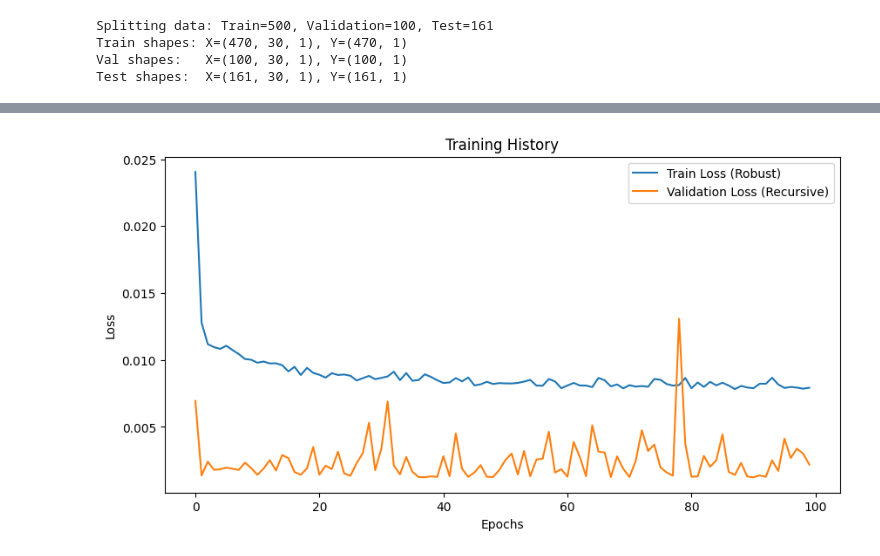
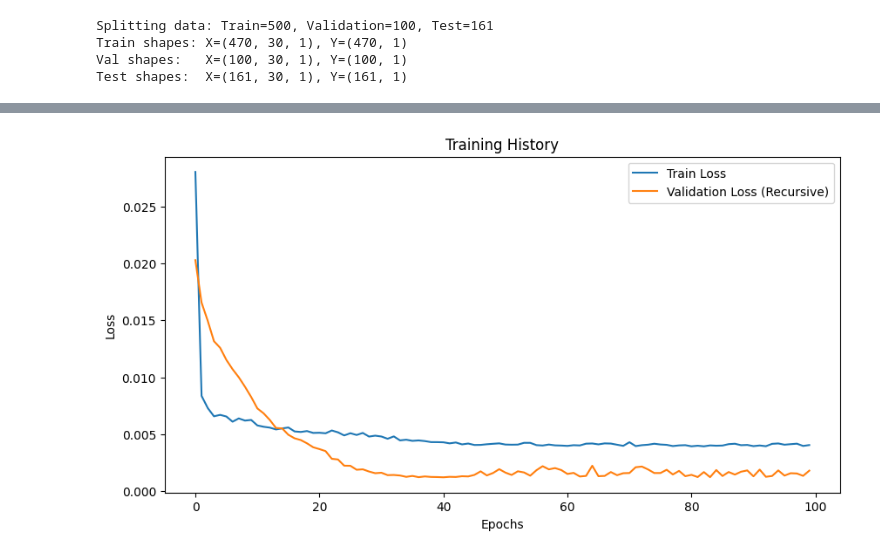
Before and after one commit to up202108724/Dissertation25-26, a Jupyter notebook: LSTM/lstm2.ipynb, the cells around one changed output, grey strips where cells are left out. Drawn from its saved outputs; the diff is of its cells as text; code cells hidden in the pictures.

```diff
--- a/LSTM/lstm2.ipynb
+++ b/LSTM/lstm2.ipynb
@@ -160,9 +164,7 @@ class SimpleLSTM(nn.Module):
         self.lstm = nn.LSTM(
             input_size=input_size,
             hidden_size=hidden_size,
-            #num_layers=num_layers,
-            #dropout=dropout if num_layers > 1 else 0,
-            batch_first=True
+            num_layers=1,  # Single layer for simplicity
         )
 
         # Output layer: predict single next value
@@ -180,12 +182,12 @@ criterion = nn.MSELoss()
 optimizer = torch.optim.Adam(model.parameters(), lr=LEARNING_RATE, weight_decay=1e-5)
 
 # -----------------------------------------------------------------------------
-# TRAINING LOOP WITH RECURSIVE REGULARIZATION
+# TRAINING LOOP
 # -----------------------------------------------------------------------------
 train_losses = []
 val_recursive_losses = []
 
-print("Starting training with Recursive Regularization...")
+print("Starting training...")
 
 for epoch in range(EPOCHS):
     model.train()
@@ -197,29 +199,13 @@ for epoch in range(EPOCHS):
 
         optimizer.zero_grad()
 
-        # 1. Standard One-Step Prediction
-        # -----------------------------
+        # Standard One-Step Prediction
         outputs = model(batch_X)
-        loss_1 = criterion(outputs, batch_Y.view(-1, 1))
-
-        # 2. Recursive Step (Regularization)
-        # -----------------------------
-        # Use the prediction 'outputs' to simulate the next input step
-        # We need to construct the input for t+2 used in training
-        # This is tricky without loading t+2 data in the loader.
-        # SIMPLER APPROACH: Just add noise to input to robustify against "drift"
-
-        # Add noise to input during training to simulate recursive error
-        # Effectively "Denoising Autoencoder" style training for robustness
-        noise = torch.randn_like(batch_X) * 0.05 # Increased noise level
-        outputs_noisy = model(batch_X + noise)
-        loss_2 = criterion(outputs_noisy, batch_Y.view(-1, 1))
-
-        # Total loss
-        loss = loss_1 + loss_2
+        loss = criterion(outputs, batch_Y.view(-1, 1))
 
         loss.backward()
-        torch.nn.utils.clip_grad_norm_(model.parameters(), max_norm=1.0)
+        # Removed gradient clipping and noise regularization
+
         optimizer.step()
         epoch_train_loss += loss.item()
 
@@ -255,7 +241,7 @@ for epoch in range(EPOCHS):
 
 # Plot training history
 plt.figure(figsize=(10, 5))
-plt.plot(train_losses, label='Train Loss (Robust)')
+plt.plot(train_losses, label='Train Loss')
 plt.plot(val_recursive_losses, label='Validation Loss (Recursive)')
 plt.title('Training History')
 plt.xlabel('Epochs')
@@ -277,3 +269,3 @@ Epoch [100/100], Train Loss: 0.0079, Val MSE: 0.0022, Val Pred StdDev: 0.0135
-[figure, old version]
+[figure, new version]
 # %%
 # -----------------------------------------------------------------------------
```
Also changed, not shown: parts of 3 cells of this notebook.
